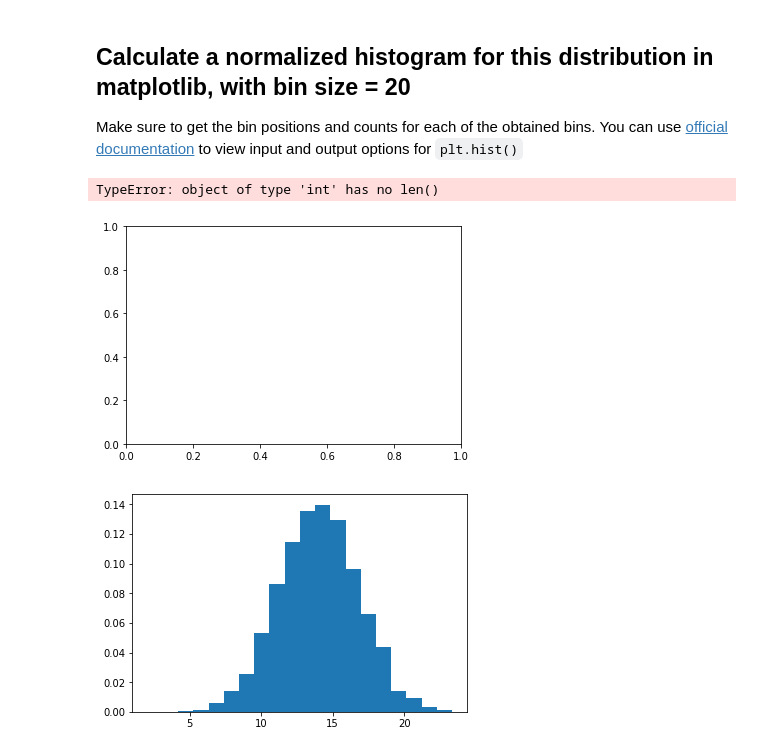
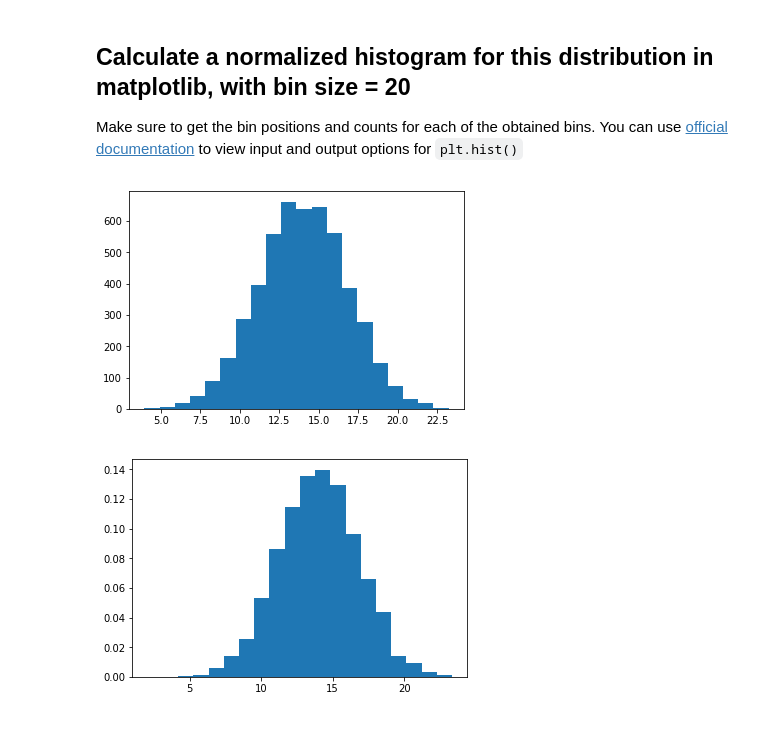
Before and after one commit to cjriggio/dsc-normal-distribution-lab-nyc-ds-career-042219, a Jupyter notebook: index.ipynb, the cells around one changed output. Cells and saved outputs as stored; diff of their text form; code cells hidden in the pictures.

```diff
--- a/index.ipynb
+++ b/index.ipynb
@@ -38,12 +38,11 @@ Make sure to get the bin positions and counts for each of the obtained bins. You
 # %%
 
 #plt.figure(figsize=(8,5))
-plt.xticks(mu)
+plt.xticks()
 plt.hist(s, bins=20 )
 plt.show();
 # %% [output]
-TypeError: object of type 'int' has no len()
-[figure, old version]
+[figure, new version]
 # %%
 # Calculate a histogram for above data distribution
 # %% [output]
```
